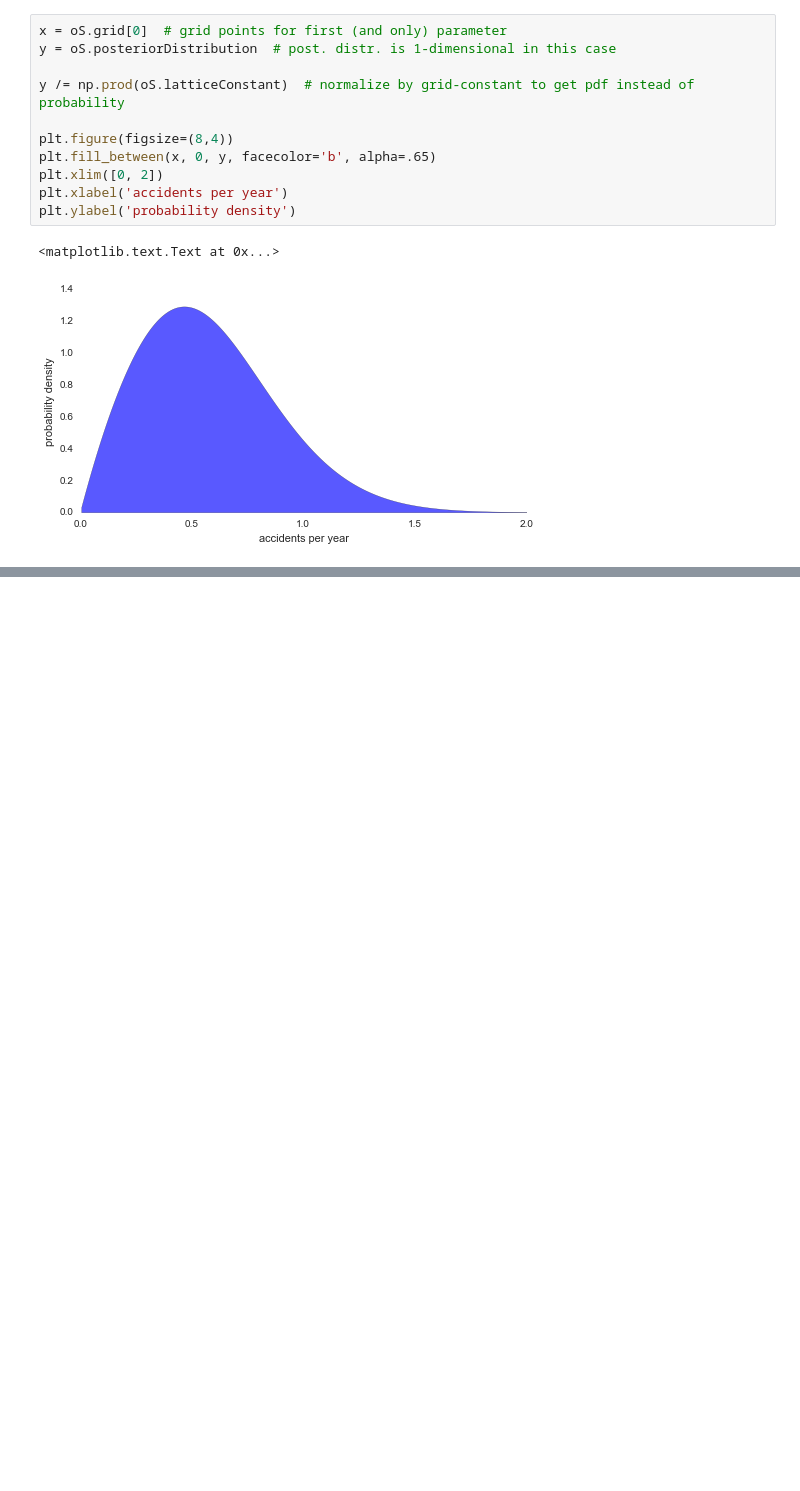
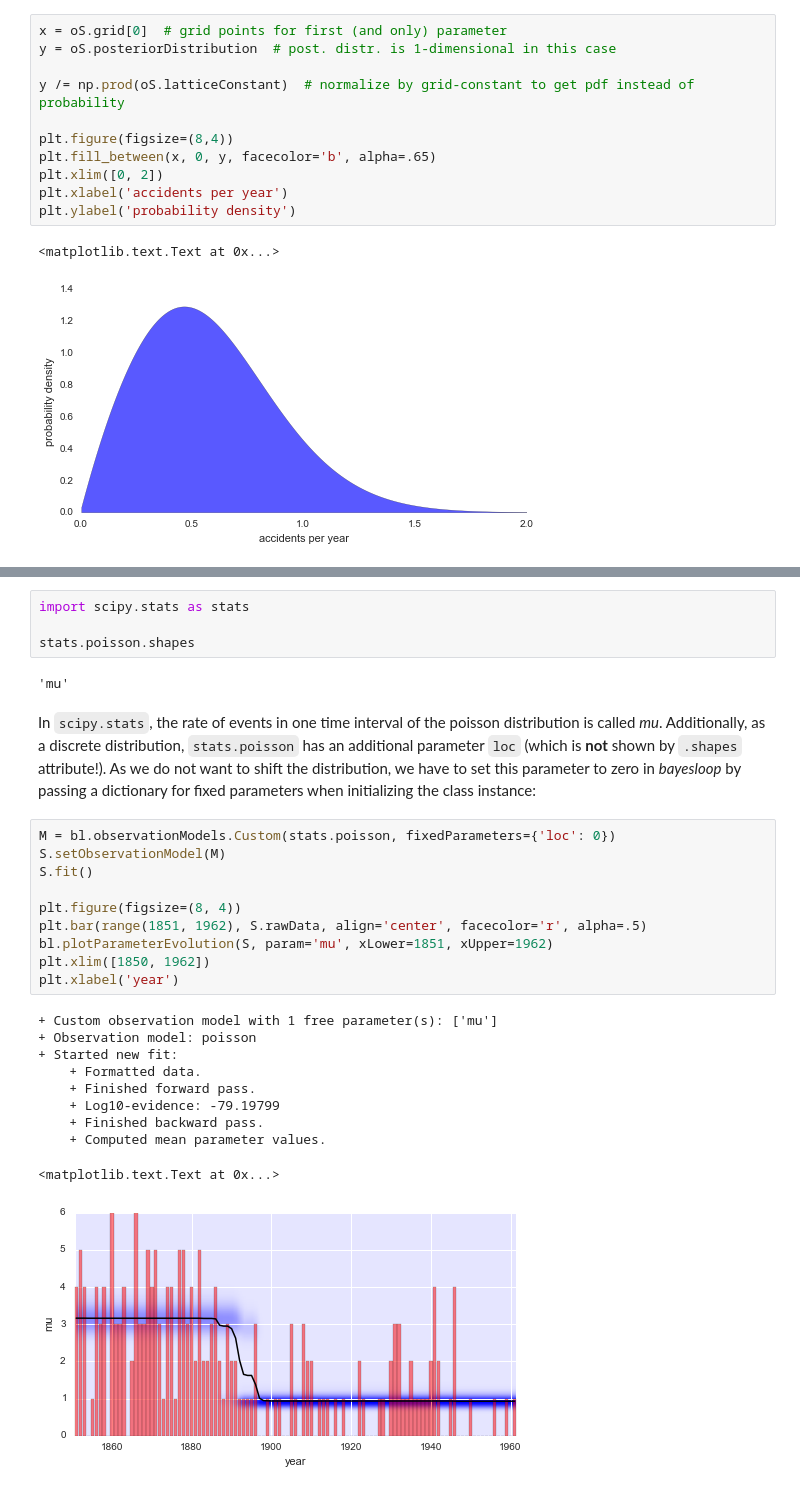
Before and after one commit to christophmark/bayesloop, a Jupyter notebook: docs/bayesloop_tutorial.ipynb, the cells around one changed output, grey strips where cells are left out. Saved outputs shown, nothing was run; the diff lists cells and outputs as text; blank space fills up the shorter version.

```diff
--- a/docs/bayesloop_tutorial.ipynb
+++ b/docs/bayesloop_tutorial.ipynb
@@ -478,0 +496,29 @@ Apart from the `step` method, the `onlineStudy` class provides two additional me
+# %%
+import scipy.stats as stats
+
+stats.poisson.shapes
+# %% [output]
+'mu'
+# %% [markdown]
+In `scipy.stats`, the rate of events in one time interval of the poisson distribution is called *mu*. Additionally, as a discrete distribution, `stats.poisson` has an additional parameter `loc` (which is **not** shown by `.shapes` attribute!). As we do not want to shift the distribution, we have to set this parameter to zero in *bayesloop* by passing a dictionary for fixed parameters when initializing the class instance:
+# %%
+M = bl.observationModels.Custom(stats.poisson, fixedParameters={'loc': 0})
+S.setObservationModel(M)
+S.fit()
+
+plt.figure(figsize=(8, 4))
+plt.bar(range(1851, 1962), S.rawData, align='center', facecolor='r', alpha=.5)
+bl.plotParameterEvolution(S, param='mu', xLower=1851, xUpper=1962)
+plt.xlim([1850, 1962])
+plt.xlabel('year')
+# %% [output]
++ Custom observation model with 1 free parameter(s): ['mu']
++ Observation model: poisson
++ Started new fit:
+    + Formatted data.
+    + Finished forward pass.
+    + Log10-evidence: -79.19799
+    + Finished backward pass.
+    + Computed mean parameter values.
+<matplotlib.text.Text at 0x...>
+[figure, added]
```
Also changed, not shown: parts of 7 cells of this notebook.
